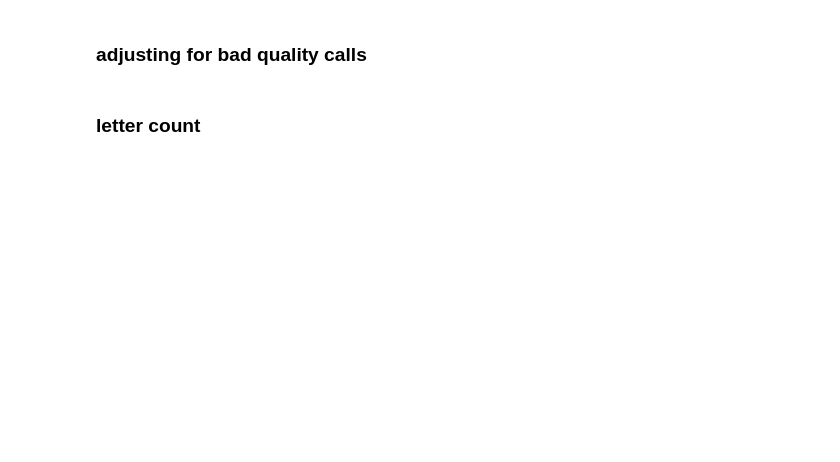
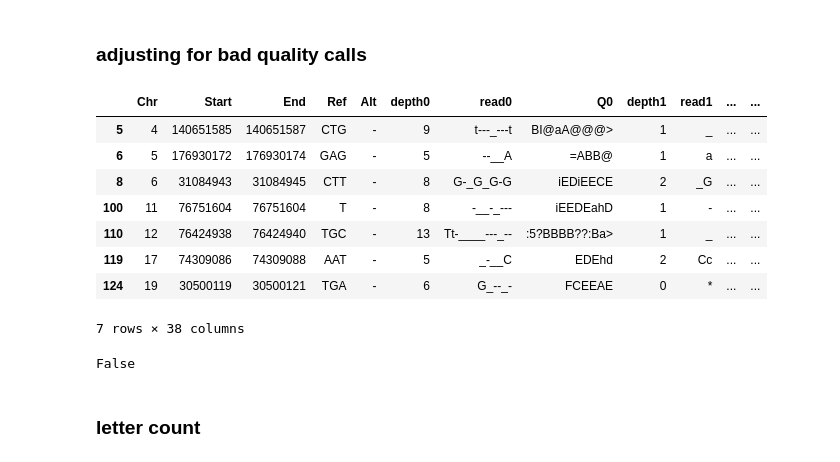
Before and after one commit to Mar111tiN/EBFilter, a Jupyter notebook: implementing-pandas.ipynb, the cells around one changed output. Drawn from its saved outputs; the diff is of its cells as text; code cells hidden in the pictures; blank space fills up the shorter version.

```diff
--- a/implementing-pandas.ipynb
+++ b/implementing-pandas.ipynb
@@ -173,7 +289,25 @@ m.group()
 # %%
 import pandas as pd
 mut_df = pd.read_csv('output/test_rel_clean.csv', sep='\t')
-mut_df[:13]
+mut_df[mut_df['Alt'] == '-']
+# %% [output]
+|  | Chr | Start | End | Ref | Alt | depth0 | read0 | Q0 | depth1 | read1 | ... | ... |
+| 5 | 4 | 140651585 | 140651587 | CTG | - | 9 | t---_---t | BI@aA@@@> | 1 | _ | ... | ... |
+| 6 | 5 | 176930172 | 176930174 | GAG | - | 5 | --__A | =ABB@ | 1 | a | ... | ... |
+| 8 | 6 | 31084943 | 31084945 | CTT | - | 8 | G-_G_G-G | iEDiEECE | 2 | _G | ... | ... |
+| 100 | 11 | 76751604 | 76751604 | T | - | 8 | -__-_--- | iEEDEahD | 1 | - | ... | ... |
+| 110 | 12 | 76424938 | 76424940 | TGC | - | 13 | Tt-____---_-- | :5?BBBB??:Ba> | 1 | _ | ... | ... |
+| 119 | 17 | 74309086 | 74309088 | AAT | - | 5 | _-__C | EDEhd | 2 | Cc | ... | ... |
+| 124 | 19 | 30500119 | 30500121 | TGA | - | 6 | G_--_- | FCEEAE | 0 | * | ... | ... |
+7 rows × 38 columns
+# %%
+test = False
+test2 = None
+test3 = 'hello'
+n = test and test3
+n
+# %% [output]
+False
 # %% [markdown]
 ### letter count
 # %%
```
Also changed, not shown: parts of 19 cells of this notebook, 11 other files.
